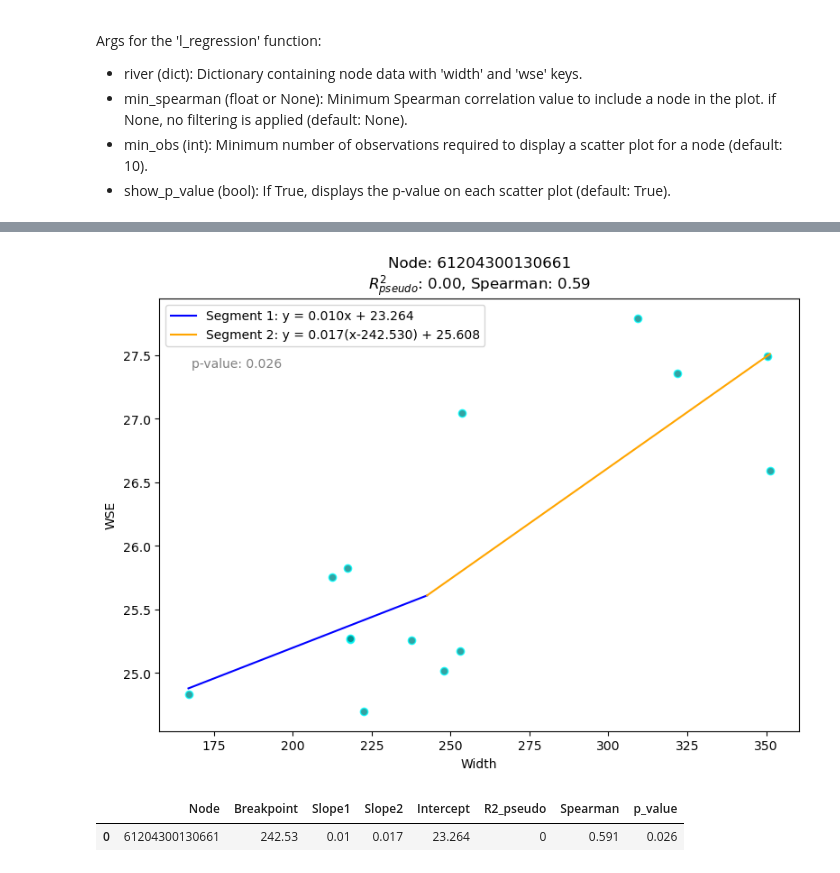
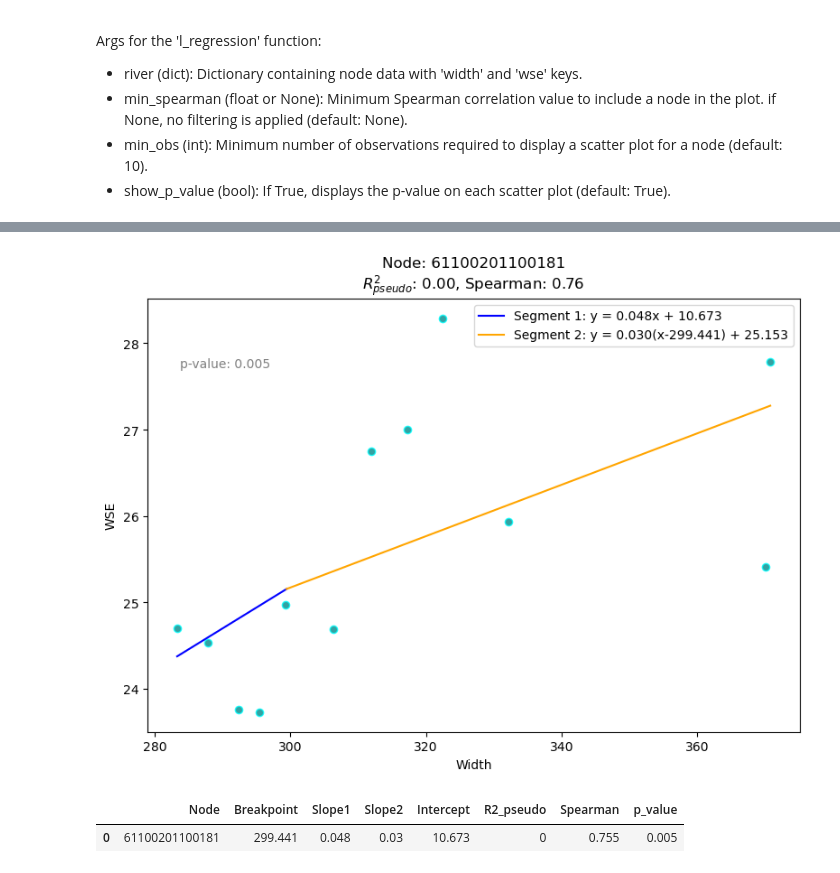
Before and after one commit to jdavecas/Hipsometric-curves, a Jupyter notebook: Regressions.ipynb, the cells around one changed output, grey strips where cells are left out. Saved outputs shown, nothing was run; the diff lists cells and outputs as text; code cells hidden in the pictures.

```diff
--- a/Regressions.ipynb
+++ b/Regressions.ipynb
@@ -60,6 +74,6 @@ huber_regression(River_dict, node_id='61204500050381', epsilon=1.35, min_obs=10)
 # %%
-pw_l_regression_huber_node(River_dict, node_id='61204300130661', show_p_value=True)
+pw_l_regression_huber_node(River_dict, node_id='61100201100181', show_p_value=True)
 # %% [output]
-[figure, old version]
+[figure, new version]
 |  | Node | Breakpoint | Slope1 | Slope2 | Intercept | R2_pseudo | Spearman | p_value |
-| 0 | 61204300130661 | 242.53 | 0.01 | 0.017 | 23.264 | 0 | 0.591 | 0.026 |
+| 0 | 61100201100181 | 299.441 | 0.048 | 0.03 | 10.673 | 0 | 0.755 | 0.005 |
```
Also changed, not shown: parts of 4 cells of this notebook.
